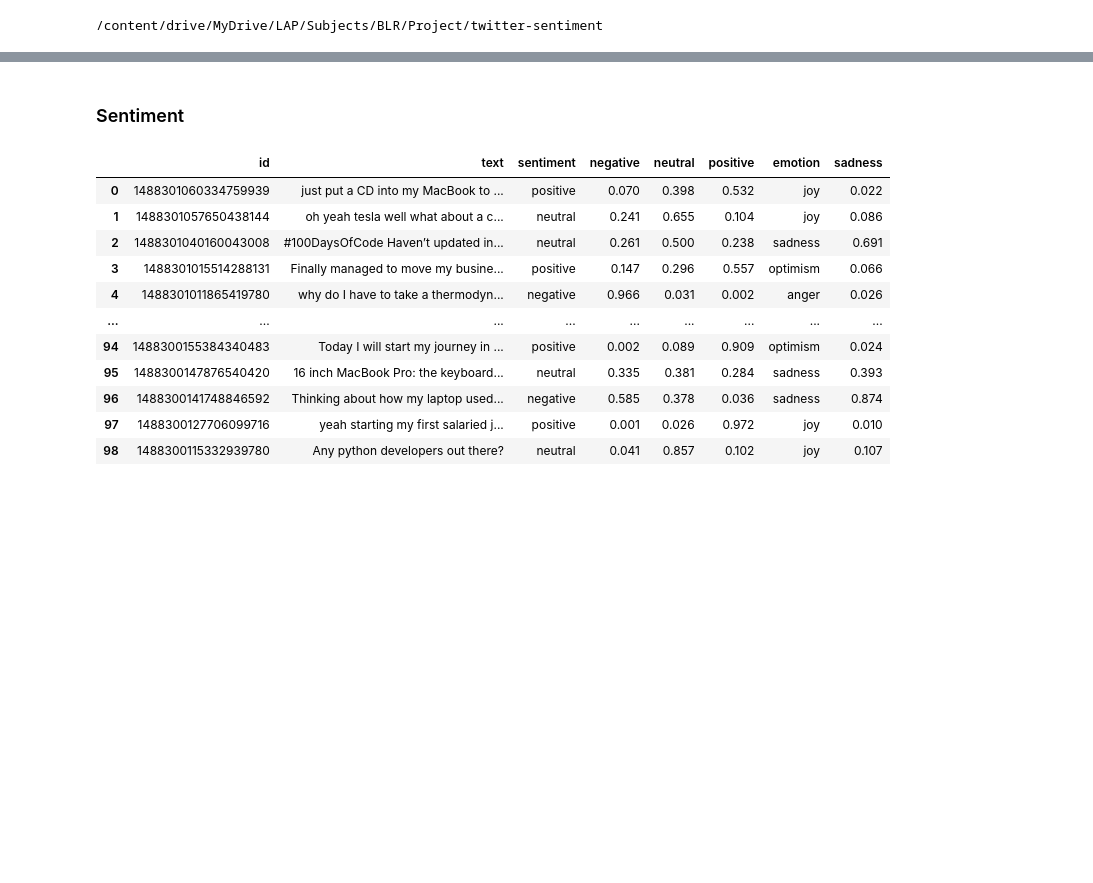
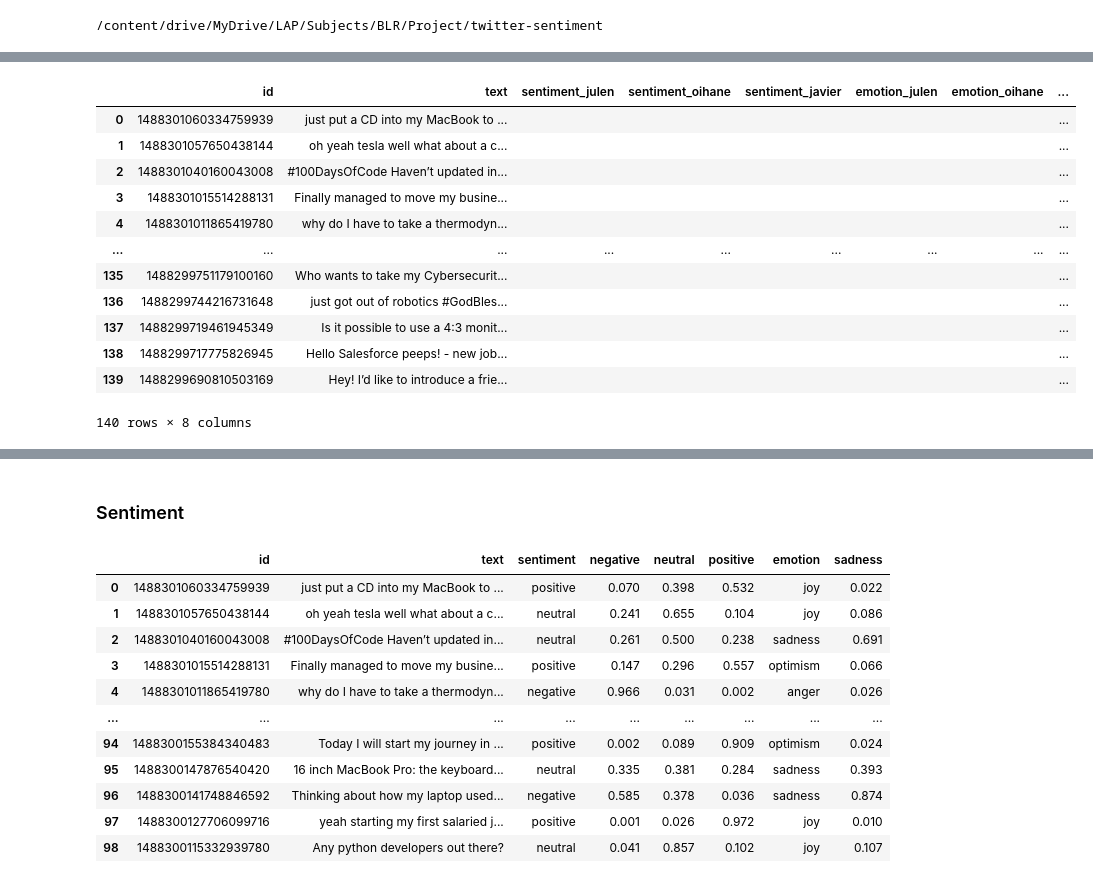
Before and after one commit to juletx/twitter-sentiment-emotion, a Jupyter notebook: twitter_sentiment.ipynb, the cells around one changed output, grey strips where cells are left out. Saved outputs shown, nothing was run; the diff lists cells and outputs as text; code cells hidden in the pictures; blank space fills up the shorter version.

```diff
--- a/twitter_sentiment.ipynb
+++ b/twitter_sentiment.ipynb
@@ -101,0 +93,16 @@ tweets_df
+# %%
+tweets_df
+# %% [output]
+|  | id | text | sentiment_julen | sentiment_oihane | sentiment_javier | emotion_julen | emotion_oihane | ... |
+| 0 | 1488301060334759939 | just put a CD into my MacBook to ... |  |  |  |  |  | ... |
+| 1 | 1488301057650438144 | oh yeah tesla well what about a c... |  |  |  |  |  | ... |
+| 2 | 1488301040160043008 | #100DaysOfCode Haven’t updated in... |  |  |  |  |  | ... |
+| 3 | 1488301015514288131 | Finally managed to move my busine... |  |  |  |  |  | ... |
+| 4 | 1488301011865419780 | why do I have to take a thermodyn... |  |  |  |  |  | ... |
+| ... | ... | ... | ... | ... | ... | ... | ... | ... |
+| 135 | 1488299751179100160 | Who wants to take my Cybersecurit... |  |  |  |  |  | ... |
+| 136 | 1488299744216731648 | just got out of robotics #GodBles... |  |  |  |  |  | ... |
+| 137 | 1488299719461945349 | Is it possible to use a 4:3 monit... |  |  |  |  |  | ... |
+| 138 | 1488299717775826945 | Hello Salesforce peeps! - new job... |  |  |  |  |  | ... |
+| 139 | 1488299690810503169 | Hey! I’d like to introduce a frie... |  |  |  |  |  | ... |
+140 rows × 8 columns
```
Also changed, not shown: parts of 16 cells of this notebook, 5 other files.
